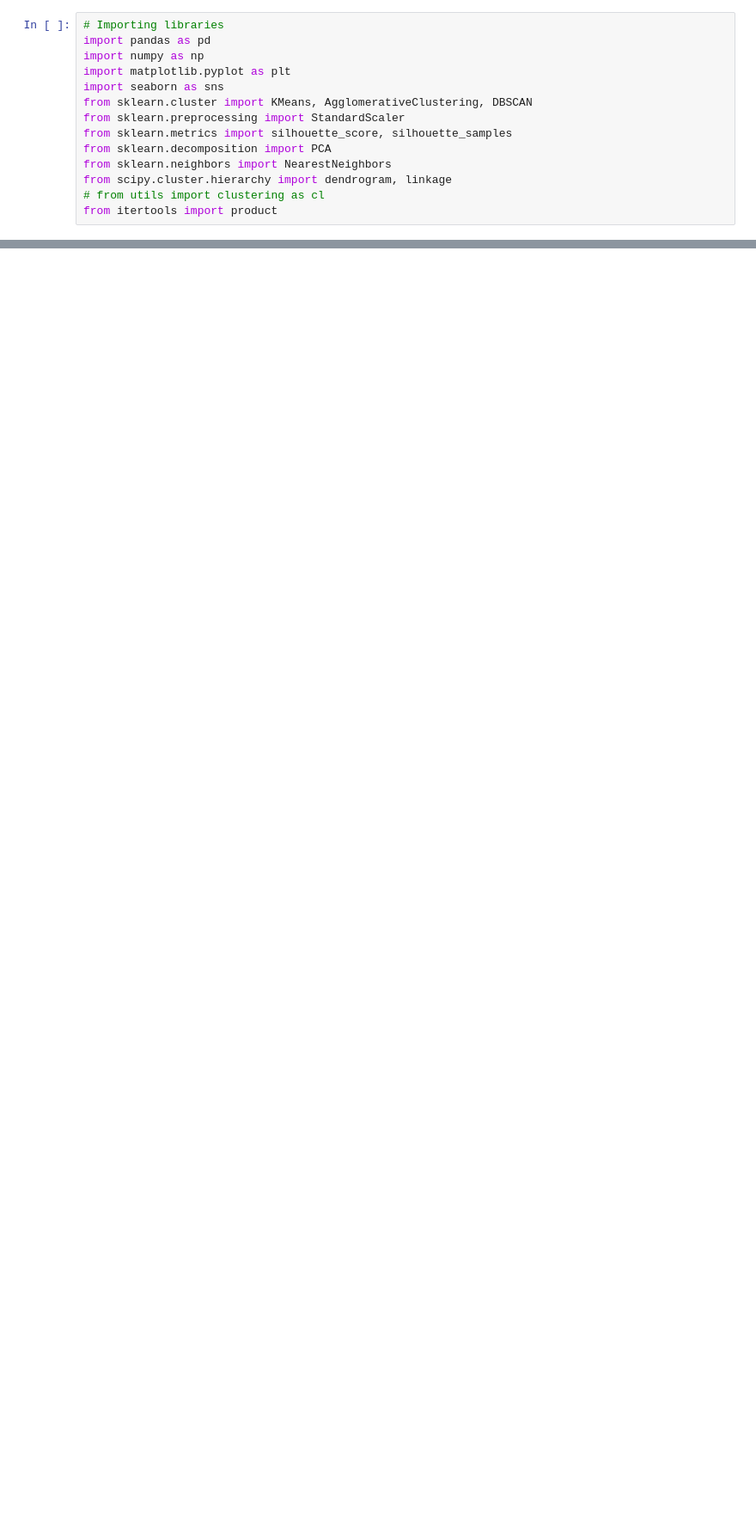
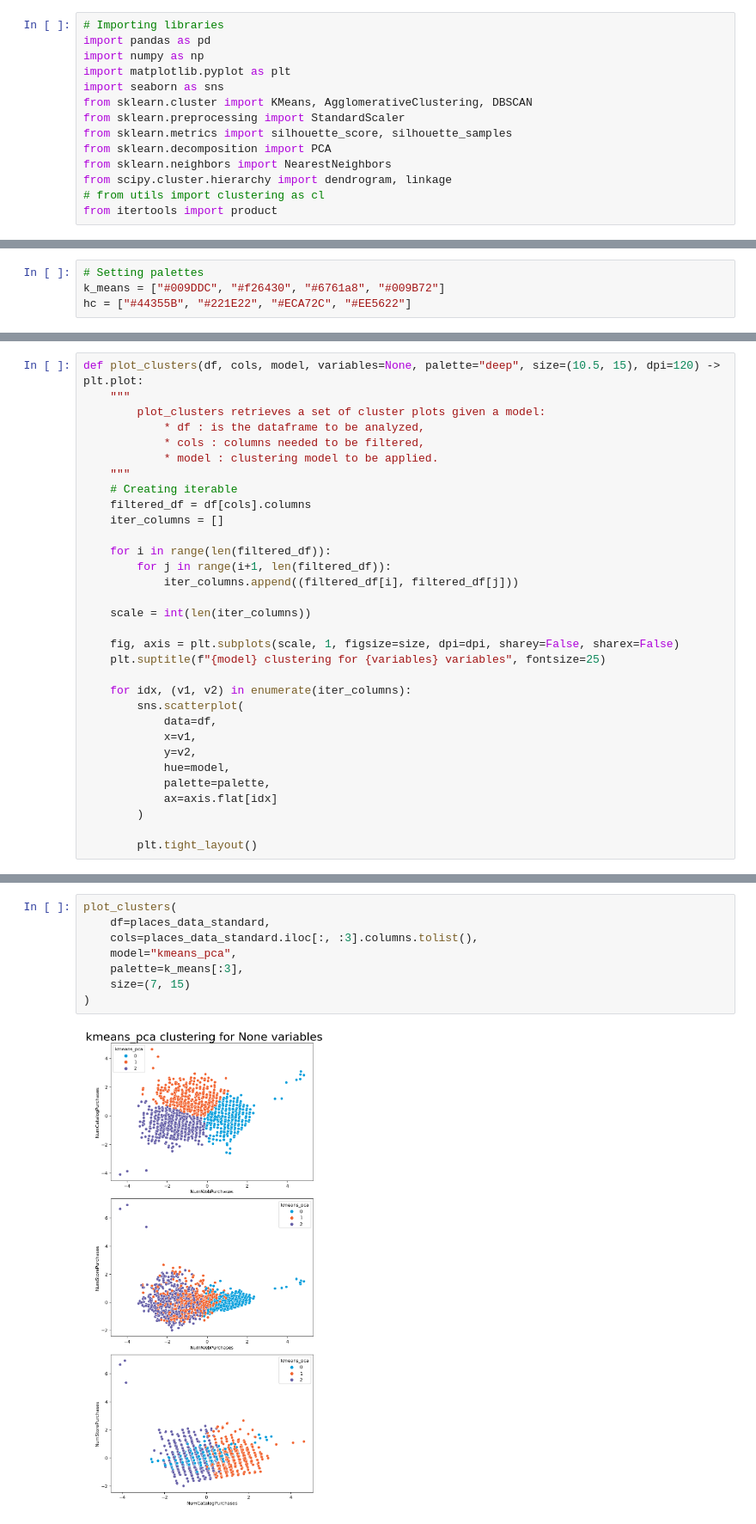
Before and after one commit to marlon-cooh/clustering, a Jupyter notebook: customer_analysis/2-customer_clustering_analysis.ipynb, the cells around one changed output, grey strips where cells are left out. Shown at 86% size. Drawn from its saved outputs; the diff is of its cells as text; blank space fills up the shorter version.

```diff
--- a/customer_analysis/2-customer_clustering_analysis.ipynb
+++ b/customer_analysis/2-customer_clustering_analysis.ipynb
@@ -19,0 +19,4 @@ ModuleNotFoundError: No module named 'utils'
+# %%
+# Setting palettes
+k_means = ["#009DDC", "#f26430", "#6761a8", "#009B72"]
+hc = ["#44355B", "#221E22", "#ECA72C", "#EE5622"]
@@ -19,0 +33,32 @@ ModuleNotFoundError: No module named 'utils'
+# %%
+def plot_clusters(df, cols, model, variables=None, palette="deep", size=(10.5, 15), dpi=120) -> plt.plot:
+    """
+        plot_clusters retrieves a set of cluster plots given a model:
+            * df : is the dataframe to be analyzed,
+            * cols : columns needed to be filtered,
+            * model : clustering model to be applied.
+    """
+    # Creating iterable
+    filtered_df = df[cols].columns
+    iter_columns = []
+
+    for i in range(len(filtered_df)):
+        for j in range(i+1, len(filtered_df)):
+            iter_columns.append((filtered_df[i], filtered_df[j]))
+
+    scale = int(len(iter_columns))
+
+    fig, axis = plt.subplots(scale, 1, figsize=size, dpi=dpi, sharey=False, sharex=False)
+    plt.suptitle(f"{model} clustering for {variables} variables", fontsize=25)
+
+    for idx, (v1, v2) in enumerate(iter_columns):
+        sns.scatterplot(
+            data=df,
+            x=v1,
+            y=v2,
+            hue=model,
+            palette=palette,
+            ax=axis.flat[idx]
+        )
+
+        plt.tight_layout()
@@ -19,0 +73,10 @@ ModuleNotFoundError: No module named 'utils'
+# %%
+plot_clusters(
+    df=places_data_standard,
+    cols=places_data_standard.iloc[:, :3].columns.tolist(),
+    model="kmeans_pca",
+    palette=k_means[:3],
+    size=(7, 15)
+)
+# %% [output]
+[figure, added]
```
Also changed, not shown: parts of 6 cells of this notebook, 3 other files.
